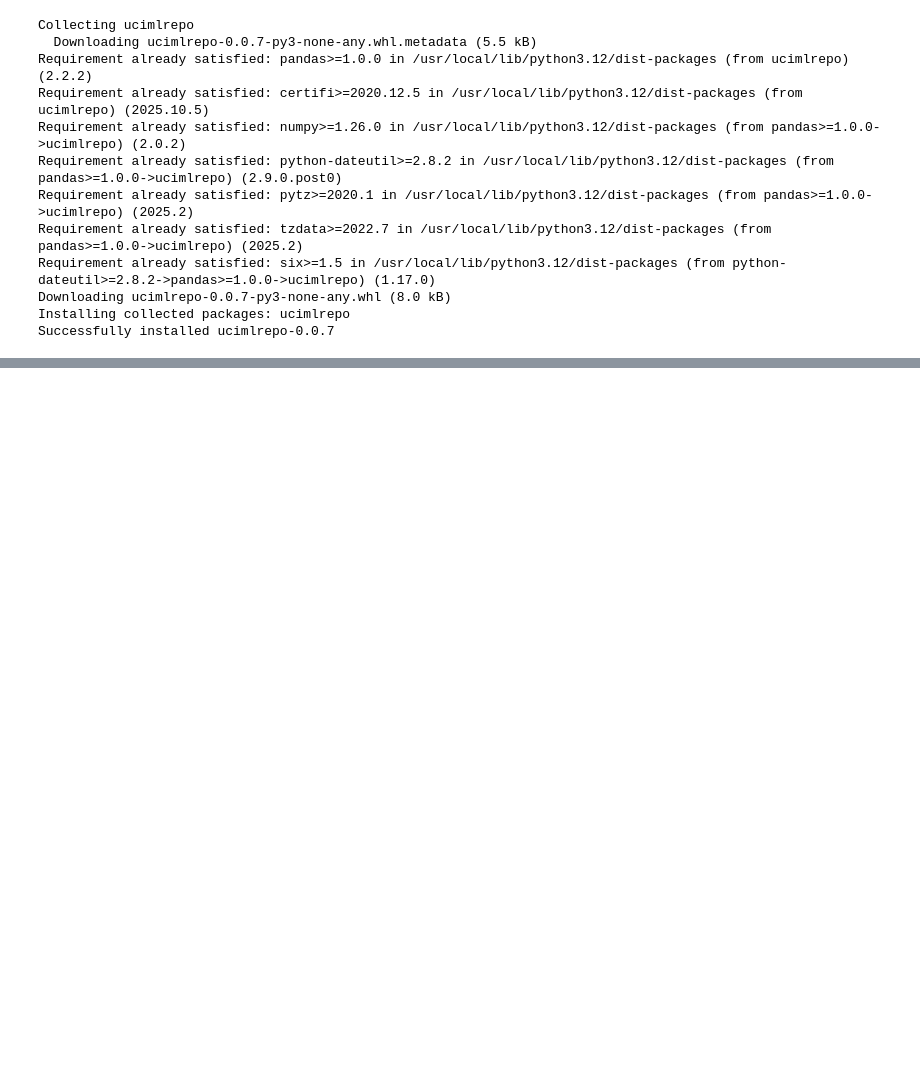
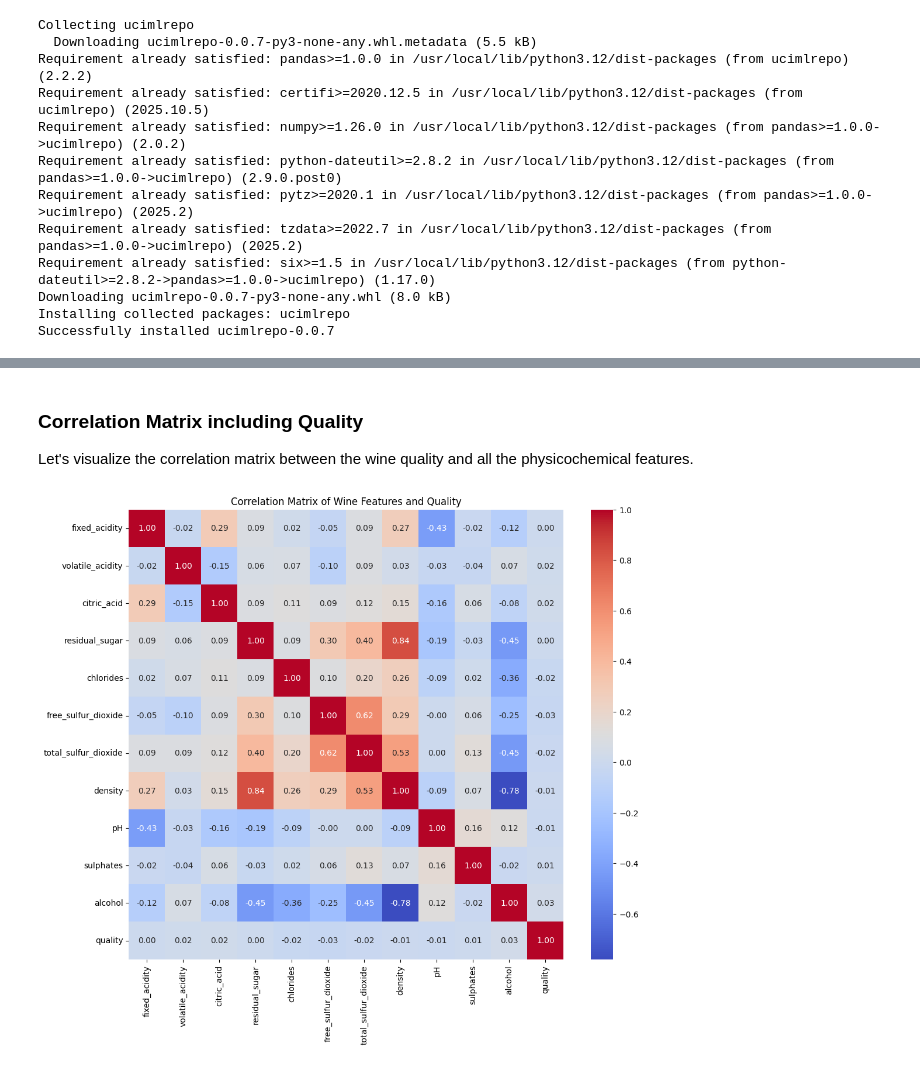
Before and after one commit to abdidachaimaa/DS2025, a Jupyter notebook: ML.ipynb, the cells around one changed output, grey strips where cells are left out. Cells and saved outputs as stored; diff of their text form; code cells hidden in the pictures; blank space fills up the shorter version.

```diff
--- a/ML.ipynb
+++ b/ML.ipynb
@@ -17,0 +186,22 @@ Successfully installed ucimlrepo-0.0.7
+# %% [markdown]
+### Correlation Matrix including Quality
+
+Let's visualize the correlation matrix between the wine quality and all the physicochemical features.
+# %%
+import matplotlib.pyplot as plt
+import seaborn as sns
+import pandas as pd
+
+# Combine features (X) and target (Y) into a single DataFrame for correlation analysis
+df_all_vars = pd.concat([X, pd.Series(Y, name='quality')], axis=1)
+
+# Calculate the correlation matrix
+correlation_matrix_all = df_all_vars.corr()
+
+# Plot the correlation matrix
+plt.figure(figsize=(12, 10))
+sns.heatmap(correlation_matrix_all, annot=True, cmap='coolwarm', fmt=".2f")
+plt.title('Correlation Matrix of Wine Features and Quality')
+plt.show()
+# %% [output]
+[figure, added]
```
Also changed, not shown: parts of 4 cells of this notebook.
